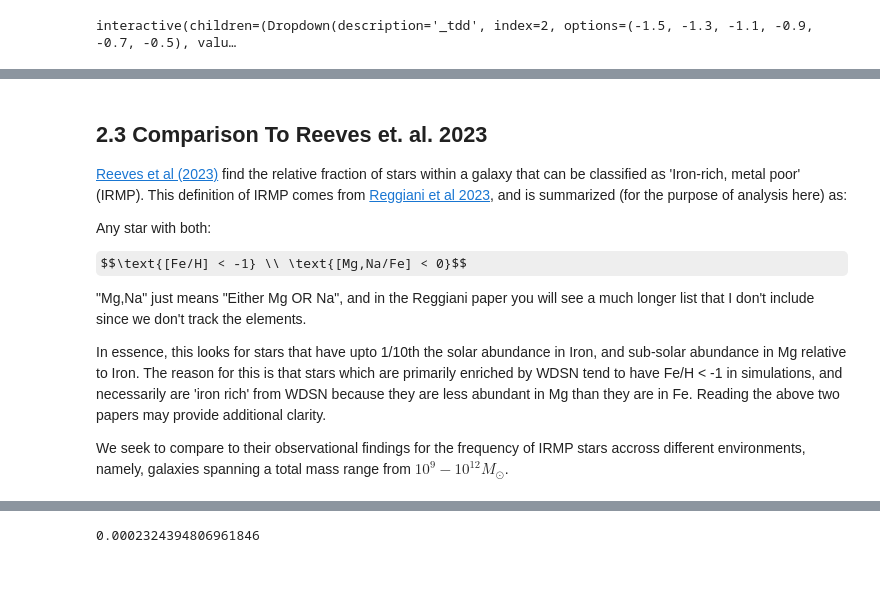
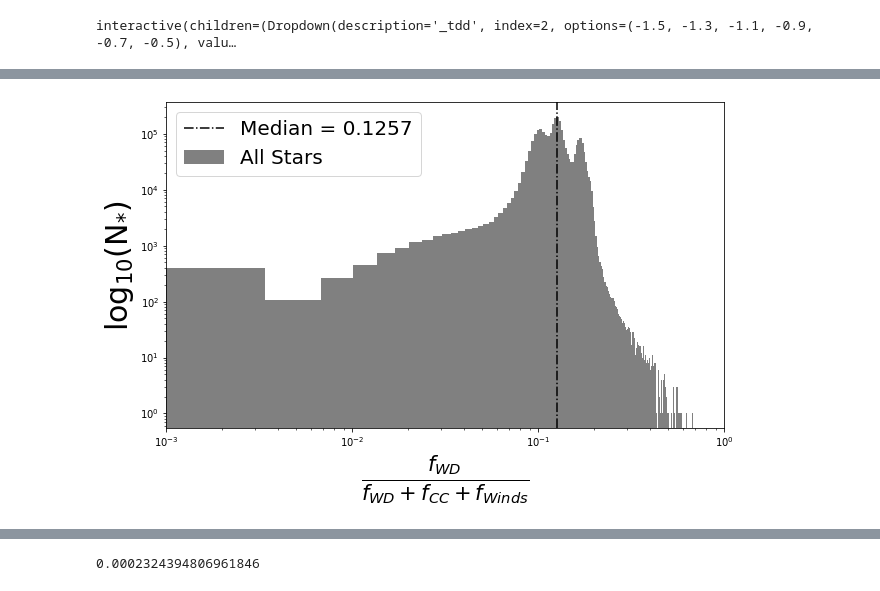
Before and after one commit to patelpb96/GizmoElementTracers, a Jupyter notebook: ElementTracer_Tutorial.ipynb, the cells around one changed output, grey strips where cells are left out. Cells and saved outputs as stored; diff of their text form; code cells hidden in the pictures; some formulas as TeX source.

```diff
--- a/ElementTracer_Tutorial.ipynb
+++ b/ElementTracer_Tutorial.ipynb
@@ -515,14 +475,14 @@ plt.show()
-# %% [markdown]
-## 2.3 Comparison To Reeves et. al. 2023
-
-<a href="https://doi.org/10.48550/arXiv.2307.05669">Reeves et al (2023)</a> find the relative fraction of stars within a galaxy that can be classified as 'Iron-rich, metal poor' (IRMP). This definition of IRMP comes from <a href="https://doi.org/10.48550/arXiv.2303.16357">Reggiani et al 2023</a>, and is summarized (for the purpose of analysis here) as:
-
-Any star with both:
-
-$$\text{[Fe/H] < -1} \\ \text{[Mg,Na/Fe] < 0}$$
-
-"Mg,Na" just means "Either Mg OR Na", and in the Reggiani paper you will see a much longer list that I don't include since we don't track the elements.
-
-In essence, this looks for stars that have upto 1/10th the solar abundance in Iron, and sub-solar abundance in Mg relative to Iron. The reason for this is that stars which are primarily enriched by WDSN tend to have Fe/H < -1 in simulations, and necessarily are 'iron rich' from WDSN because they are less abundant in Mg than they are in Fe. Reading the above two papers may provide additional clarity.
-
-We seek to compare to their observational findings for the frequency of IRMP stars accross different environments, namely, galaxies spanning a total mass range from $10^{9} - 10^{12} M_\odot$.
+# %%
+median = np.nanmedian(ratio_wd)
+plt.figure(figsize = (10,6))
+plt.hist(ratio_wd, bins = 200, color = 'gray', label = "All Stars")
+plt.axvline(median, c = 'k', ls = "-.", label = "Median = " + str(round(median,4)))
+plt.xlabel(r"$\frac{f_{WD}}{f_{WD} + f_{CC} + f_{Winds}}$", size = 30)
+plt.ylabel(r"log$_{10}$(N$_{*}$)", size =30)
+plt.legend(fontsize = 20)
+plt.semilogx()
+plt.semilogy()
+plt.xlim(0.001,1)
+plt.show()
+# %% [output]
+[figure, added]
```
Also changed, not shown: parts of 20 cells of this notebook.
